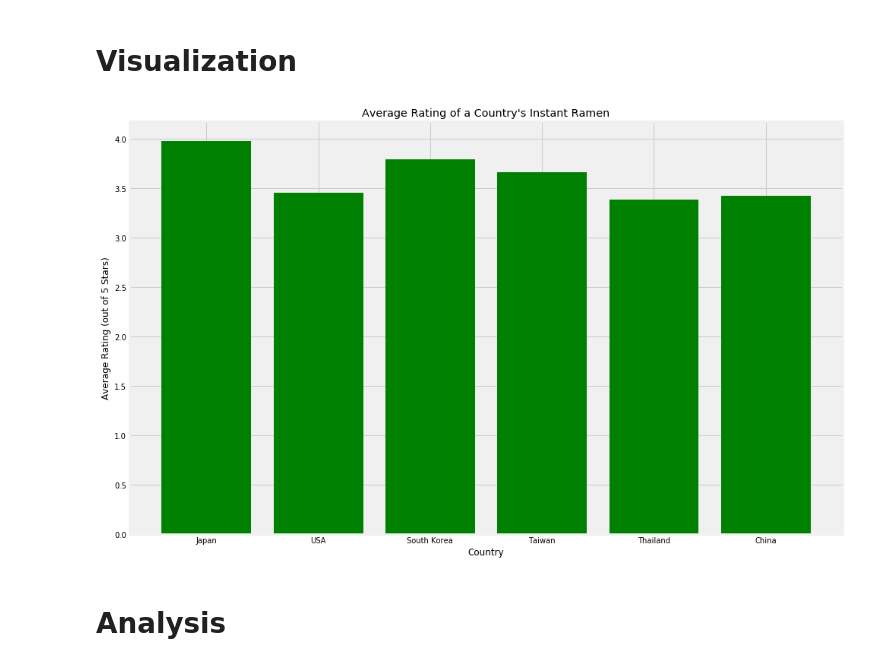
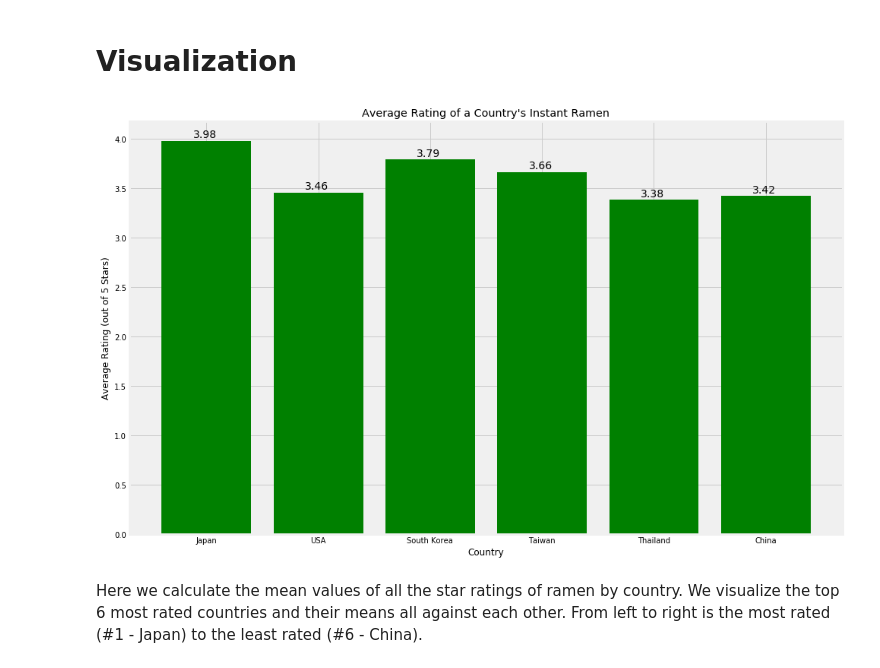
Before and after one commit to AbirRazzak/stat201-business-statistics-1, a Jupyter notebook: razzak_abir_stat201FinalProject.ipynb, the cells around one changed output. Saved outputs shown, nothing was run; the diff lists cells and outputs as text; code cells hidden in the pictures.

```diff
--- a/razzak_abir_stat201FinalProject.ipynb
+++ b/razzak_abir_stat201FinalProject.ipynb
@@ -112,35 +191,41 @@ countries = ['Japan', 'USA', 'South Korea', 'Taiwan', 'Thailand', 'China']
 means = []
 
 japan_mean = df.loc[df['Country'] == 'Japan']['Stars'].mean().round(3)
 means.append(japan_mean)
 
 usa_mean = df.loc[df['Country'] == 'USA']['Stars'].mean().round(3)
 means.append(usa_mean)
 
 korea_mean = df.loc[df['Country'] == 'South Korea']['Stars'].mean().round(3)
 means.append(korea_mean)
 
 taiwan_mean = df.loc[df['Country'] == 'Taiwan']['Stars'].mean().round(3)
 means.append(taiwan_mean)
 
 thailand_mean = df.loc[df['Country'] == 'Thailand']['Stars'].mean().round(3)
 means.append(thailand_mean)
 
 china_mean = df.loc[df['Country'] == 'China']['Stars'].mean().round(3)
 means.append(china_mean)
 
 # Plot a graph
-
 x_pos = [i for i, _ in enumerate(countries)]
 f, ax = plt.subplots(figsize=(15,10))
 plt.bar(x_pos, means, color='green')
 plt.xlabel("Country")
 plt.ylabel("Average Rating (out of 5 Stars)")
 plt.title("Average Rating of a Country's Instant Ramen")
+plt.xticks(x_pos, countries)
 
-plt.xticks(x_pos, countries)
+# set individual bar labels
+# code pulled from: https://robertmitchellv.com/blog-bar-chart-annotations-pandas-mpl.html
+for i in ax.patches:
+    # get_x pulls left or right; get_height pushes up or down
+    ax.text(i.get_x()+0.28, i.get_height()+0.03, \
+        str(round((i.get_height()), 2)), fontsize=14, color='black', rotation=0)
+
 plt.show()
 # %% [output]
-[figure, old version]
+[figure, new version]
-# %% [markdown]
-# Analysis #
+# %% [markdown]
+Here we calculate the mean values of all the star ratings of ramen by country. We visualize the top 6 most rated countries and their means all against each other. From left to right is the most rated (#1 - Japan) to the least rated (#6 - China).
```
Also changed, not shown: parts of 13 cells of this notebook.
